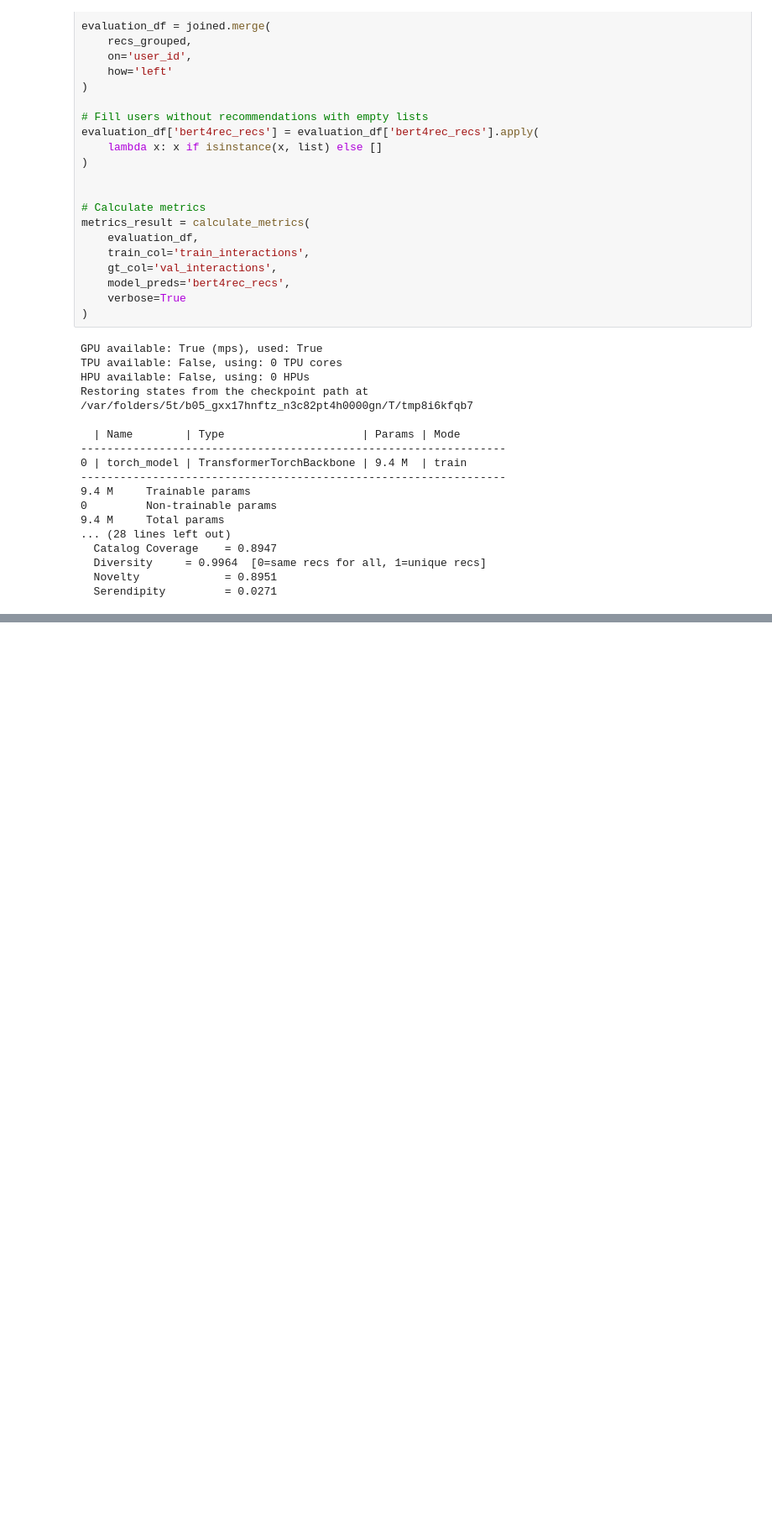
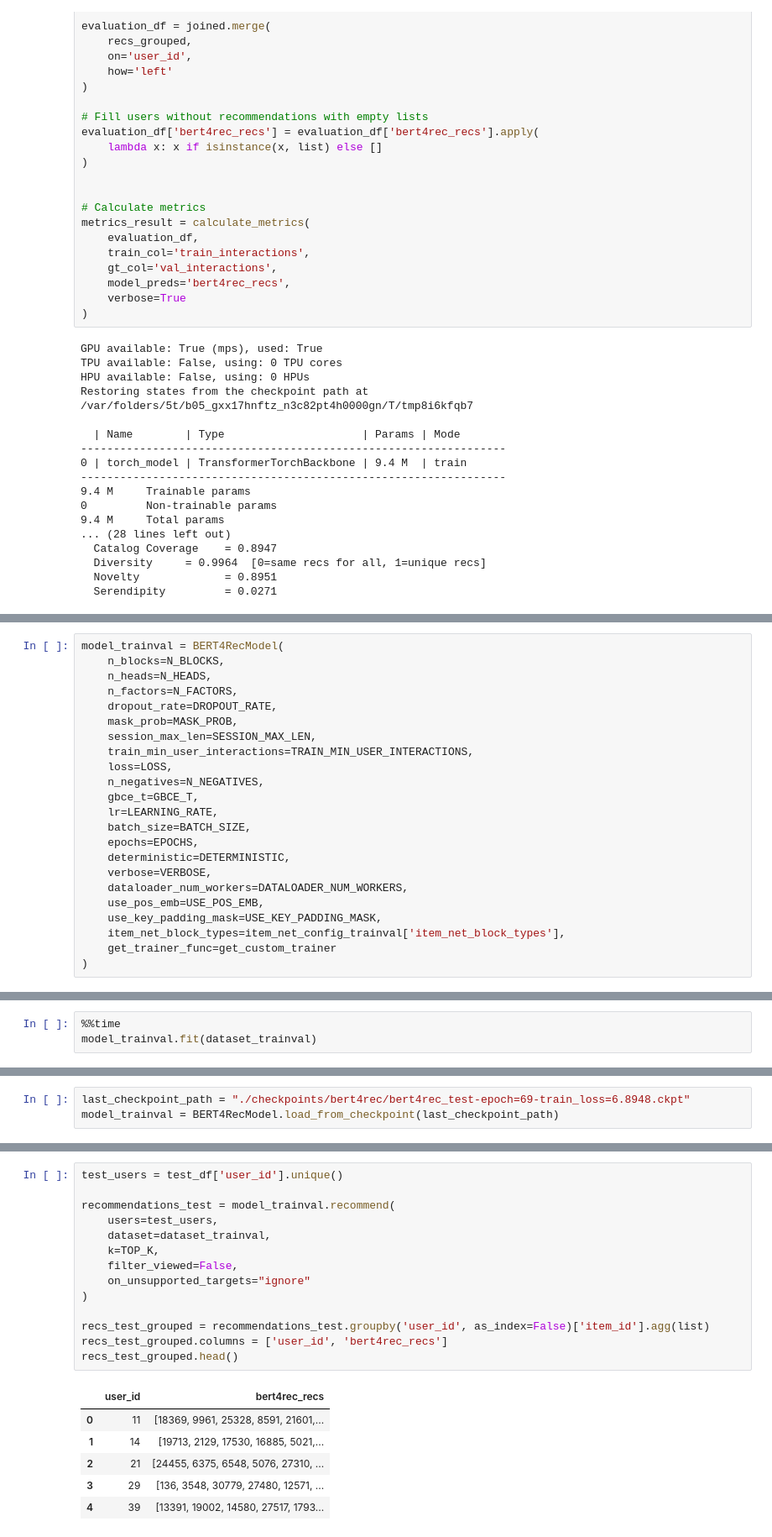
Before and after one commit to Lak1n26/hse-masters-thesis-2026, a Jupyter notebook: notebooks/bert4rec.ipynb, the cells around one changed output, grey strips where cells are left out. Shown at 84% size. Drawn from its saved outputs; the diff is of its cells as text; blank space fills up the shorter version.

Commit message:
update bert4rec model

```diff
--- a/notebooks/bert4rec.ipynb
+++ b/notebooks/bert4rec.ipynb
@@ -645,0 +693,23 @@ Restoring states from the checkpoint path at /var/folders/5t/b05_gxx17hnftz_n3c8
+# %%
+model_trainval = BERT4RecModel(
+    n_blocks=N_BLOCKS,
+    n_heads=N_HEADS,
+    n_factors=N_FACTORS,
+    dropout_rate=DROPOUT_RATE,
+    mask_prob=MASK_PROB,
+    session_max_len=SESSION_MAX_LEN,
+    train_min_user_interactions=TRAIN_MIN_USER_INTERACTIONS,
+    loss=LOSS,
+    n_negatives=N_NEGATIVES,
+    gbce_t=GBCE_T,
+    lr=LEARNING_RATE,
+    batch_size=BATCH_SIZE,
+    epochs=EPOCHS,
+    deterministic=DETERMINISTIC,
+    verbose=VERBOSE,
+    dataloader_num_workers=DATALOADER_NUM_WORKERS,
+    use_pos_emb=USE_POS_EMB,
+    use_key_padding_mask=USE_KEY_PADDING_MASK,
+    item_net_block_types=item_net_config_trainval['item_net_block_types'],
+    get_trainer_func=get_custom_trainer
+)
@@ -645,0 +720,3 @@ Restoring states from the checkpoint path at /var/folders/5t/b05_gxx17hnftz_n3c8
+# %%
+%%time
+model_trainval.fit(dataset_trainval)
@@ -645,0 +737,3 @@ Restoring states from the checkpoint path at /var/folders/5t/b05_gxx17hnftz_n3c8
+# %%
+last_checkpoint_path = "./checkpoints/bert4rec/bert4rec_test-epoch=69-train_loss=6.8948.ckpt"
+model_trainval = BERT4RecModel.load_from_checkpoint(last_checkpoint_path)
@@ -645,0 +758,21 @@ Restoring states from the checkpoint path at /var/folders/5t/b05_gxx17hnftz_n3c8
+# %%
+test_users = test_df['user_id'].unique()
+
+recommendations_test = model_trainval.recommend(
+    users=test_users,
+    dataset=dataset_trainval,
+    k=TOP_K,
+    filter_viewed=False,
+    on_unsupported_targets="ignore"
+)
+
+recs_test_grouped = recommendations_test.groupby('user_id', as_index=False)['item_id'].agg(list)
+recs_test_grouped.columns = ['user_id', 'bert4rec_recs']
+recs_test_grouped.head()
+# %% [output]
+|  | user_id | bert4rec_recs |
+| 0 | 11 | [18369, 9961, 25328, 8591, 21601,... |
+| 1 | 14 | [19713, 2129, 17530, 16885, 5021,... |
+| 2 | 21 | [24455, 6375, 6548, 5076, 27310, ... |
+| 3 | 29 | [136, 3548, 30779, 27480, 12571, ... |
+| 4 | 39 | [13391, 19002, 14580, 27517, 1793... |
```
Also changed, not shown: parts of 9 cells of this notebook, 1 other file.
